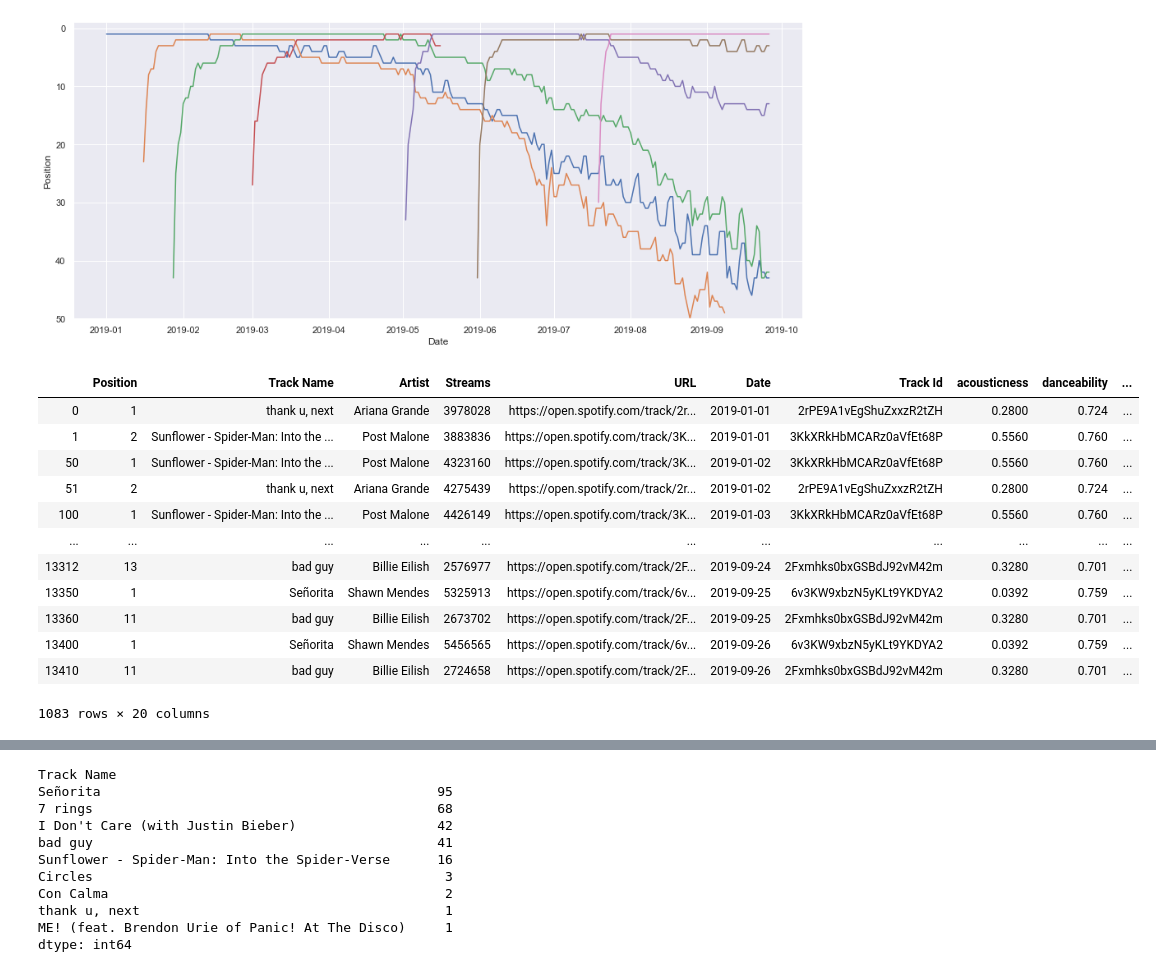
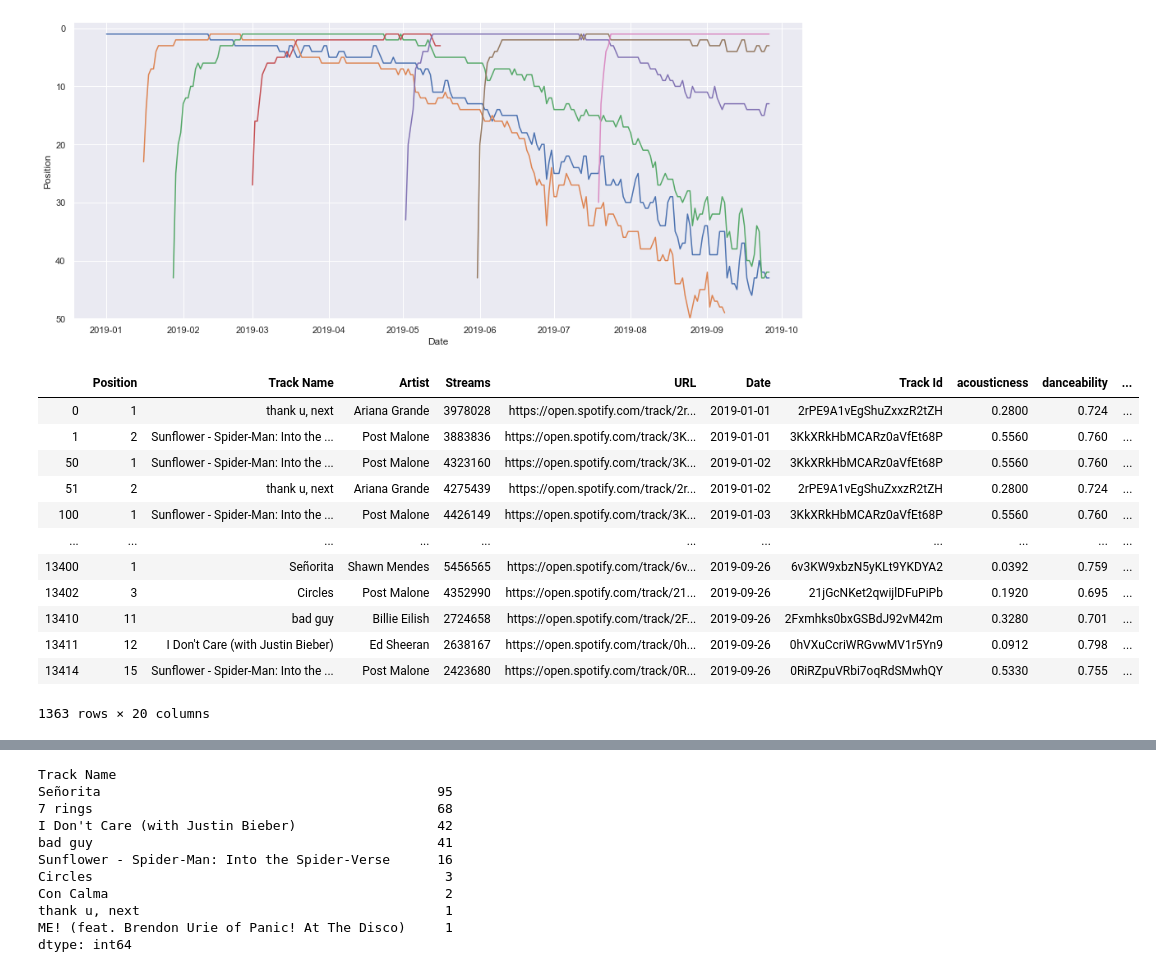
Before and after one commit to Manolomon/mx-spotify-trends, a Jupyter notebook: study.ipynb, the cells around one changed output, grey strips where cells are left out. Saved outputs shown, nothing was run; the diff lists cells and outputs as text; code cells hidden in the pictures.

```diff
--- a/study.ipynb
+++ b/study.ipynb
@@ -405,26 +405,26 @@ g.fig.set_size_inches(20,6)
 # %%
 global_chart = pd.read_csv('./sources/daily-2019-global.csv', parse_dates=['Date'], date_parser=dateparse)
 top_1 = global_chart[global_chart['Position'] == 1]
-top_1 = top_1.drop_duplicates('Track Id')
-top_names = top_1['Track Id']
+top_1 = top_1.drop_duplicates('Track Name')
+top_names = top_1['Track Name']
 top_names = list(top_names)
 
-global_top_tracks = global_chart.loc[global_chart['Track Id'].isin(top_names)]
+global_top_tracks = global_chart.loc[global_chart['Track Name'].isin(top_names)]
 global_top_tracks
 # %% [output]
 |  | Position | Track Name | Artist | Streams | URL | Date | Track Id | acousticness | danceability | ... |
 | 0 | 1 | thank u, next | Ariana Grande | 3978028 | https://open.spotify.com/track/2r... | 2019-01-01 | 2rPE9A1vEgShuZxxzR2tZH | 0.2800 | 0.724 | ... |
 | 1 | 2 | Sunflower - Spider-Man: Into the ... | Post Malone | 3883836 | https://open.spotify.com/track/3K... | 2019-01-01 | 3KkXRkHbMCARz0aVfEt68P | 0.5560 | 0.760 | ... |
 | 50 | 1 | Sunflower - Spider-Man: Into the ... | Post Malone | 4323160 | https://open.spotify.com/track/3K... | 2019-01-02 | 3KkXRkHbMCARz0aVfEt68P | 0.5560 | 0.760 | ... |
 | 51 | 2 | thank u, next | Ariana Grande | 4275439 | https://open.spotify.com/track/2r... | 2019-01-02 | 2rPE9A1vEgShuZxxzR2tZH | 0.2800 | 0.724 | ... |
 | 100 | 1 | Sunflower - Spider-Man: Into the ... | Post Malone | 4426149 | https://open.spotify.com/track/3K... | 2019-01-03 | 3KkXRkHbMCARz0aVfEt68P | 0.5560 | 0.760 | ... |
 | ... | ... | ... | ... | ... | ... | ... | ... | ... | ... | ... |
-| 13312 | 13 | bad guy | Billie Eilish | 2576977 | https://open.spotify.com/track/2F... | 2019-09-24 | 2Fxmhks0bxGSBdJ92vM42m | 0.3280 | 0.701 | ... |
-| 13350 | 1 | Señorita | Shawn Mendes | 5325913 | https://open.spotify.com/track/6v... | 2019-09-25 | 6v3KW9xbzN5yKLt9YKDYA2 | 0.0392 | 0.759 | ... |
-| 13360 | 11 | bad guy | Billie Eilish | 2673702 | https://open.spotify.com/track/2F... | 2019-09-25 | 2Fxmhks0bxGSBdJ92vM42m | 0.3280 | 0.701 | ... |
 | 13400 | 1 | Señorita | Shawn Mendes | 5456565 | https://open.spotify.com/track/6v... | 2019-09-26 | 6v3KW9xbzN5yKLt9YKDYA2 | 0.0392 | 0.759 | ... |
+| 13402 | 3 | Circles | Post Malone | 4352990 | https://open.spotify.com/track/21... | 2019-09-26 | 21jGcNKet2qwijlDFuPiPb | 0.1920 | 0.695 | ... |
 | 13410 | 11 | bad guy | Billie Eilish | 2724658 | https://open.spotify.com/track/2F... | 2019-09-26 | 2Fxmhks0bxGSBdJ92vM42m | 0.3280 | 0.701 | ... |
+| 13411 | 12 | I Don't Care (with Justin Bieber) | Ed Sheeran | 2638167 | https://open.spotify.com/track/0h... | 2019-09-26 | 0hVXuCcriWRGvwMV1r5Yn9 | 0.0912 | 0.798 | ... |
+| 13414 | 15 | Sunflower - Spider-Man: Into the ... | Post Malone | 2423680 | https://open.spotify.com/track/0R... | 2019-09-26 | 0RiRZpuVRbi7oqRdSMwhQY | 0.5330 | 0.755 | ... |
-1083 rows × 20 columns
+1363 rows × 20 columns
 # %%
 g = sns.relplot(x="Date", y="Position", kind="line", data=global_top_tracks, hue="Track Name")
 g.set(ylim=(50, -1))
```
Also changed, not shown: parts of 6 cells of this notebook, 8 other files.
